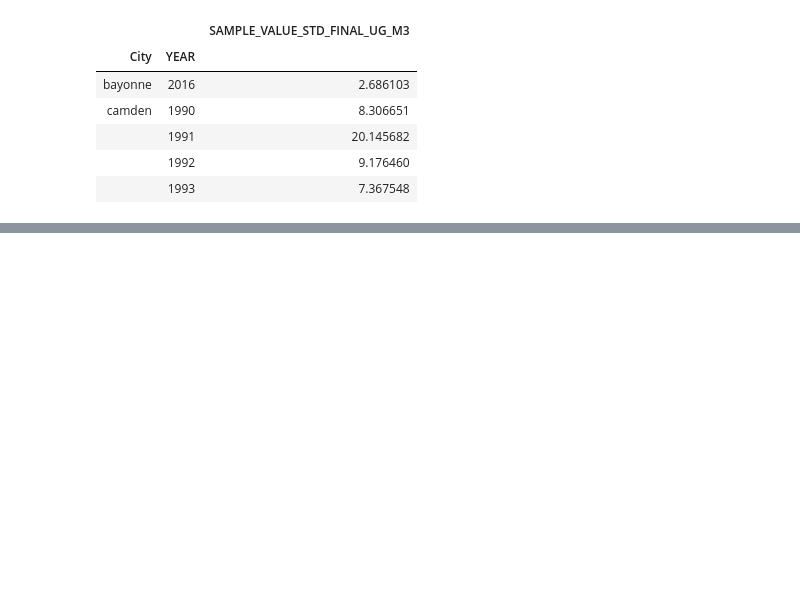
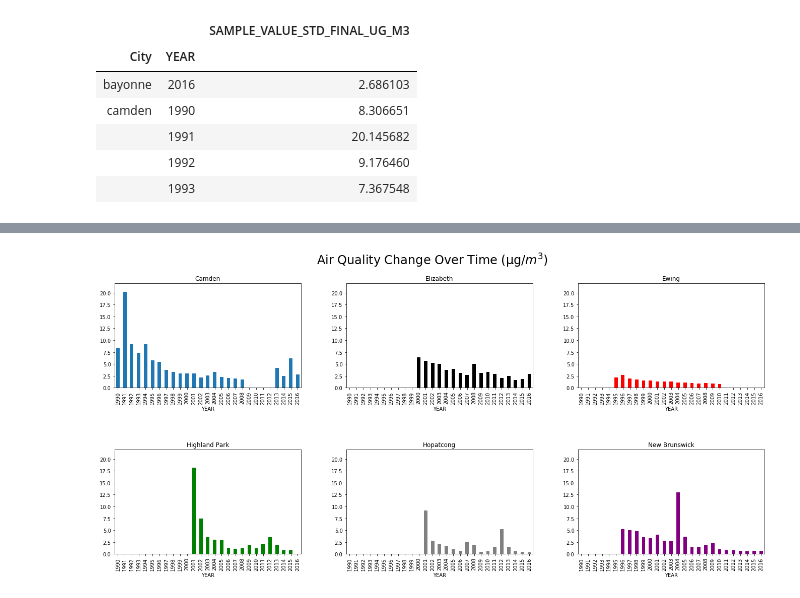
Before and after one commit to jjjjjeb/NJAir_EDA, a Jupyter notebook: Toluene.ipynb, the cells around one changed output, grey strips where cells are left out. Cells and saved outputs as stored; diff of their text form; code cells hidden in the pictures; blank space fills up the shorter version.

```diff
--- a/Toluene.ipynb
+++ b/Toluene.ipynb
@@ -666,0 +736,27 @@ plt.legend(bbox_to_anchor=(1.05,1))
+# %%
+fig, axes = plt.subplots(nrows=2, ncols=3, figsize=(20,10))
+fig.suptitle("Air Quality Change Over Time (μg/$m^3$)", size = 24, va= 'top')
+
+clean_means['camden'].plot(kind='bar', ax=axes[0,0], ylim=(0,22), legend=False)
+axes[0,0].set_title("Camden")
+
+clean_means['elizabeth'].plot(kind='bar', color='black', ax=axes[0,1], ylim=(0,22), legend=False)
+axes[0,1].set_title("Elizabeth")
+
+clean_means['ewing'].plot(kind='bar', color='red', ax=axes[0,2], ylim=(0,22), legend=False)
+axes[0,2].set_title("Ewing")
+
+clean_means['highland park'].plot(kind='bar', color = 'green', ax=axes[1,0], ylim=(0,22), legend=False)
+axes[1,0].set_title("Highland Park")
+
+clean_means['hopatcong'].plot(kind='bar', color='gray', ax=axes[1,1], ylim=(0,22), legend=False)
+axes[1,1].set_title("Hopatcong")
+
+clean_means['new brunswick'].plot(kind='bar', color='purple', ax=axes[1,2], ylim=(0,22), legend=False)
+axes[1,2].set_title("New Brunswick")
+
+# fig.subplots_adjust(hspace=0.45,wspace=0.1)
+plt.tight_layout(pad=6)
+plt.savefig('toluene_air_quality_city_highlights.png')
+# %% [output]
+[figure, added]
```
Also changed, not shown: parts of 7 cells of this notebook, 3 other files.
